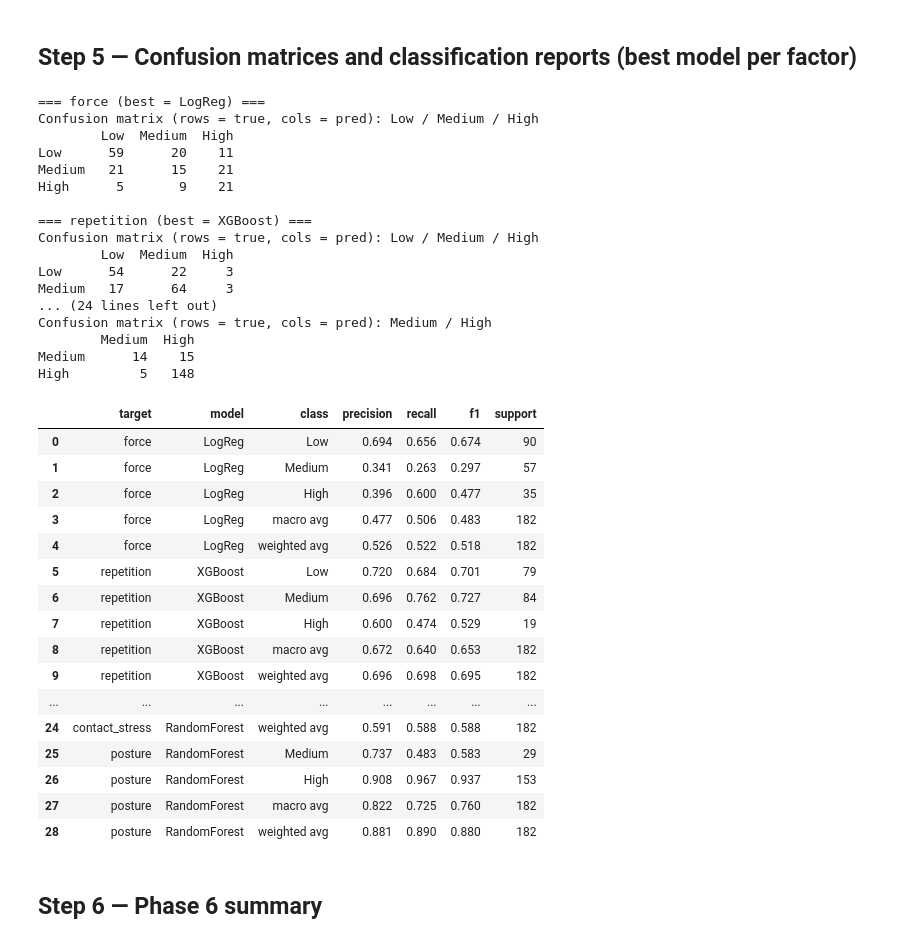
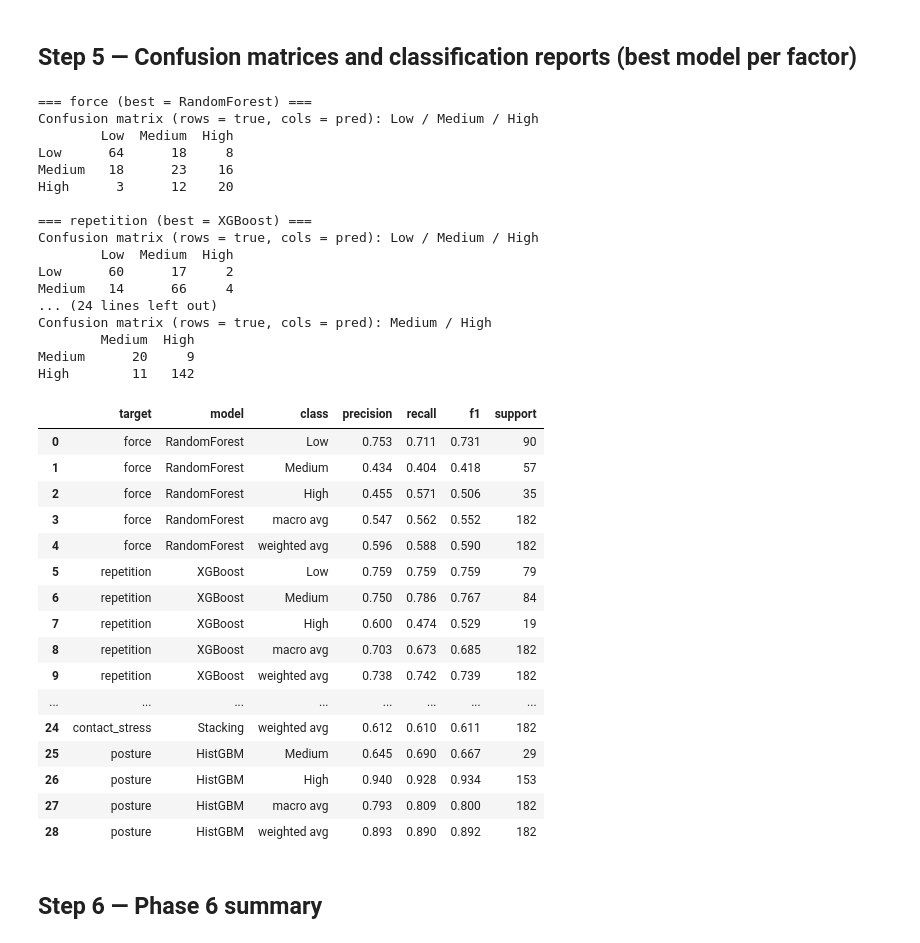
Before and after one commit to AilaVishnu/ergonomic-risk-factor-prediction, a Jupyter notebook: notebooks/06_modeling.ipynb, the cells around one changed output. Saved outputs shown, nothing was run; the diff lists cells and outputs as text; code cells hidden in the pictures.

```diff
--- a/notebooks/06_modeling.ipynb
+++ b/notebooks/06_modeling.ipynb
@@ -153,11 +204,16 @@ for target, drops in exclude_per_target.items():
     X = data[feats]
     y = LabelEncoder().fit_transform(data[target])
 
-    # Refit on the full sample and save
-    model = fresh_models()[best_name]
-    model.fit(X, y)
+    min_class = min(Counter(y).values())
+    k = max(1, min(5, int(min_class * 0.8) - 1))
+
+    # Refit the tuned SMOTE pipeline on the full sample and save
+    pipe = smote_pipe(base_models()[best_name], k=k)
+    pipe.set_params(**best_params_log[(target, best_name)])
+    pipe.fit(X, y)
+
     out_path = MODELS / f'best_{short}.pkl'
-    joblib.dump({'model': model, 'features': feats, 'classes': sorted(set(data[target]))}, out_path)
+    joblib.dump({'model': pipe, 'features': feats, 'classes': sorted(set(data[target]))}, out_path)
 
     best_rows.append({
         'target':        short,
@@ -193,8 +249,11 @@ for _, r in best_df.iterrows():
     present_codes = sorted(set(raw_y))
     label_names = [['Low','Medium','High'][int(c)] for c in present_codes]
 
-    model = fresh_models()[r['best_model']]
-    y_pred = cross_val_predict(model, X, y, cv=cv, n_jobs=-1)
+    min_class = min(Counter(y).values())
+    k = max(1, min(5, int(min_class * 0.8) - 1))
+    pipe = smote_pipe(base_models()[r['best_model']], k=k)
+    pipe.set_params(**best_params_log[(target_code, r['best_model'])])
+    y_pred = cross_val_predict(pipe, X, y, cv=cv, n_jobs=-1)
 
     cm = confusion_matrix(y, y_pred, labels=list(range(len(present_codes))))
     print(f"\n=== {r['target']} (best = {r['best_model']}) ===")
@@ -203,67 +262,61 @@ for _, r in best_df.iterrows():
 
     rep = classification_report(y, y_pred, target_names=label_names,
                                 output_dict=True, zero_division=0)
     for level in label_names + ['macro avg', 'weighted avg']:
         d = rep[level]
         report_rows.append({
-            'target':    r['target'],
-            'model':     r['best_model'],
-            'class':     level,
+            'target':    r['target'], 'model': r['best_model'], 'class': level,
             'precision': round(d['precision'], 3),
             'recall':    round(d['recall'],    3),
             'f1':        round(d['f1-score'],  3),
             'support':   int(d['support']),
         })
 
     for i, true_lbl in enumerate(label_names):
         for j, pred_lbl in enumerate(label_names):
-            cm_rows.append({
-                'target':    r['target'],
-                'model':     r['best_model'],
-                'true':      true_lbl,
-                'predicted': pred_lbl,
-                'count':     int(cm[i, j]),
-            })
+            cm_rows.append({'target': r['target'], 'model': r['best_model'],
+                            'true': true_lbl, 'predicted': pred_lbl,
+                            'count': int(cm[i, j])})
 
 pd.DataFrame(cm_rows).to_csv(TABLES / 'confusion_matrices.csv', index=False)
 report_df = pd.DataFrame(report_rows)
 report_df.to_csv(TABLES / 'classification_reports.csv', index=False)
 report_df
 # %% [output]
-=== force (best = LogReg) ===
+=== force (best = RandomForest) ===
 Confusion matrix (rows = true, cols = pred): Low / Medium / High
         Low  Medium  High
-Low      59      20    11
-Medium   21      15    21
-High      5       9    21
+Low      64      18     8
+Medium   18      23    16
+High      3      12    20
 
 === repetition (best = XGBoost) ===
 Confusion matrix (rows = true, cols = pred): Low / Medium / High
         Low  Medium  High
-Low      54      22     3
-Medium   17      64     3
+Low      60      17     2
+Medium   14      66     4
 ... (24 lines left out)
 Confusion matrix (rows = true, cols = pred): Medium / High
         Medium  High
-Medium      14    15
-High         5   148
+Medium      20     9
+High        11   142
 |  | target | model | class | precision | recall | f1 | support |
-| 0 | force | LogReg | Low | 0.694 | 0.656 | 0.674 | 90 |
-| 1 | force | LogReg | Medium | 0.341 | 0.263 | 0.297 | 57 |
-| 2 | force | LogReg | High | 0.396 | 0.600 | 0.477 | 35 |
-| 3 | force | LogReg | macro avg | 0.477 | 0.506 | 0.483 | 182 |
-| 4 | force | LogReg | weighted avg | 0.526 | 0.522 | 0.518 | 182 |
-| 5 | repetition | XGBoost | Low | 0.720 | 0.684 | 0.701 | 79 |
-| 6 | repetition | XGBoost | Medium | 0.696 | 0.762 | 0.727 | 84 |
+| 0 | force | RandomForest | Low | 0.753 | 0.711 | 0.731 | 90 |
+| 1 | force | RandomForest | Medium | 0.434 | 0.404 | 0.418 | 57 |
+| 2 | force | RandomForest | High | 0.455 | 0.571 | 0.506 | 35 |
+| 3 | force | RandomForest | macro avg | 0.547 | 0.562 | 0.552 | 182 |
+| 4 | force | RandomForest | weighted avg | 0.596 | 0.588 | 0.590 | 182 |
+| 5 | repetition | XGBoost | Low | 0.759 | 0.759 | 0.759 | 79 |
+| 6 | repetition | XGBoost | Medium | 0.750 | 0.786 | 0.767 | 84 |
 | 7 | repetition | XGBoost | High | 0.600 | 0.474 | 0.529 | 19 |
-| 8 | repetition | XGBoost | macro avg | 0.672 | 0.640 | 0.653 | 182 |
-| 9 | repetition | XGBoost | weighted avg | 0.696 | 0.698 | 0.695 | 182 |
+| 8 | repetition | XGBoost | macro avg | 0.703 | 0.673 | 0.685 | 182 |
+| 9 | repetition | XGBoost | weighted avg | 0.738 | 0.742 | 0.739 | 182 |
 | ... | ... | ... | ... | ... | ... | ... | ... |
-| 24 | contact_stress | RandomForest | weighted avg | 0.591 | 0.588 | 0.588 | 182 |
-| 25 | posture | RandomForest | Medium | 0.737 | 0.483 | 0.583 | 29 |
-| 26 | posture | RandomForest | High | 0.908 | 0.967 | 0.937 | 153 |
-| 27 | posture | RandomForest | macro avg | 0.822 | 0.725 | 0.760 | 182 |
-| 28 | posture | RandomForest | weighted avg | 0.881 | 0.890 | 0.880 | 182 |
+| 24 | contact_stress | Stacking | weighted avg | 0.612 | 0.610 | 0.611 | 182 |
+| 25 | posture | HistGBM | Medium | 0.645 | 0.690 | 0.667 | 29 |
+| 26 | posture | HistGBM | High | 0.940 | 0.928 | 0.934 | 153 |
+| 27 | posture | HistGBM | macro avg | 0.793 | 0.809 | 0.800 | 182 |
+| 28 | posture | HistGBM | weighted avg | 0.893 | 0.890 | 0.892 | 182 |
 # %% [markdown]
 ## Step 6 — Phase 6 summary
 # %%
```
Also changed, not shown: parts of 6 cells of this notebook, 11 other files.
